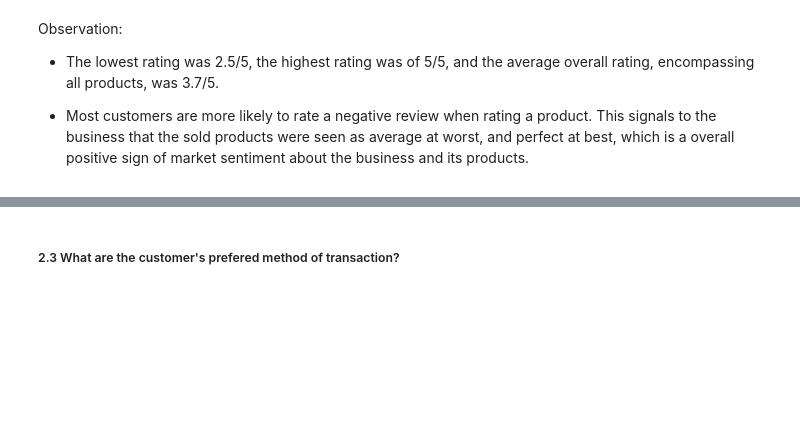
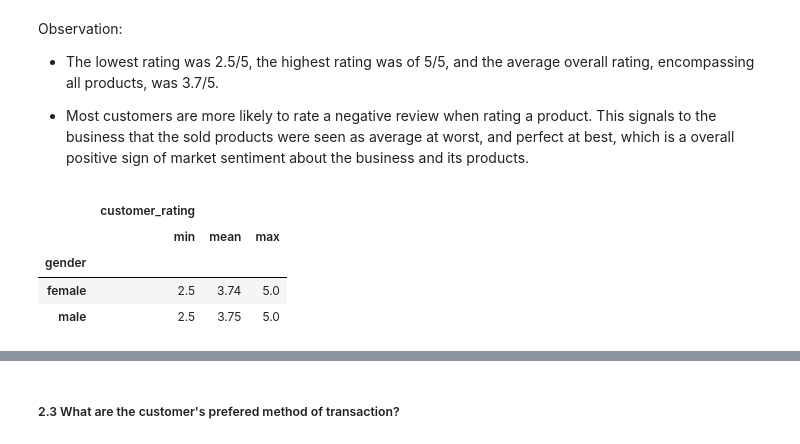
Before and after one commit to jasondo-da/shopping_behavior_analysis, a Jupyter notebook: shopping_behavior_analysis.ipynb, the cells around one changed output, grey strips where cells are left out. Drawn from its saved outputs; the diff is of its cells as text; code cells hidden in the pictures; blank space fills up the shorter version.

```diff
--- a/shopping_behavior_analysis.ipynb
+++ b/shopping_behavior_analysis.ipynb
@@ -673,3 +682,11 @@ Observation:
 -	The lowest rating was 2.5/5, the highest rating was of 5/5, and the average overall rating, encompassing all products, was 3.7/5.
 
 -	Most customers are more likely to rate a negative review when rating a product. This signals to the business that the sold products were seen as average at worst, and perfect at best, which is a overall positive sign of market sentiment about the business and its products.
+# %%
+df.groupby('gender').agg({'customer_rating': ['min', 'mean', 'max']}).round(2)
+# %% [output]
+|  | customer_rating |  |  |
+|  | min | mean | max |
+| gender |  |  |  |
+| female | 2.5 | 3.74 | 5.0 |
+| male | 2.5 | 3.75 | 5.0 |
```
Also changed, not shown: parts of 7 cells of this notebook.
